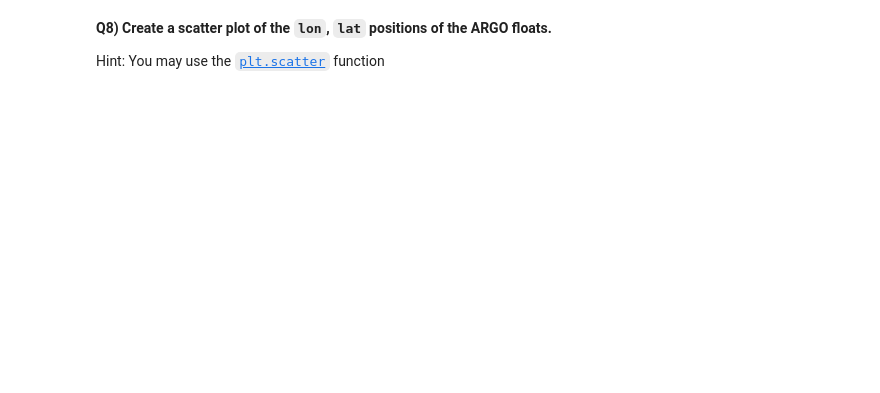
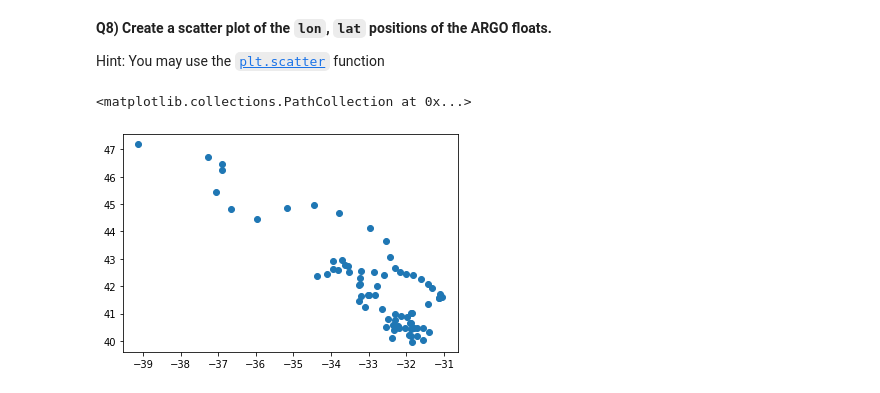
Before and after one commit to emiljor/2022_Intro_Python, a Jupyter notebook: Exercises/W2_S1.ipynb, the cells around one changed output. Cells and saved outputs as stored; diff of their text form; code cells hidden in the pictures; blank space fills up the shorter version.

```diff
--- a/Exercises/W2_S1.ipynb
+++ b/Exercises/W2_S1.ipynb
@@ -233,3 +259,7 @@ Hint: Links to the [`np.nanmean` documentation](https://numpy.org/doc/stable/ref
 Hint: You may use the [`plt.scatter`](https://matplotlib.org/stable/api/_as_gen/matplotlib.pyplot.scatter.html) function
 # %%
 # Make your scatter plot here
+plt.scatter(lon,lat)
+# %% [output]
+<matplotlib.collections.PathCollection at 0x...>
+[figure, added]
```
Also changed, not shown: parts of 3 cells of this notebook.
